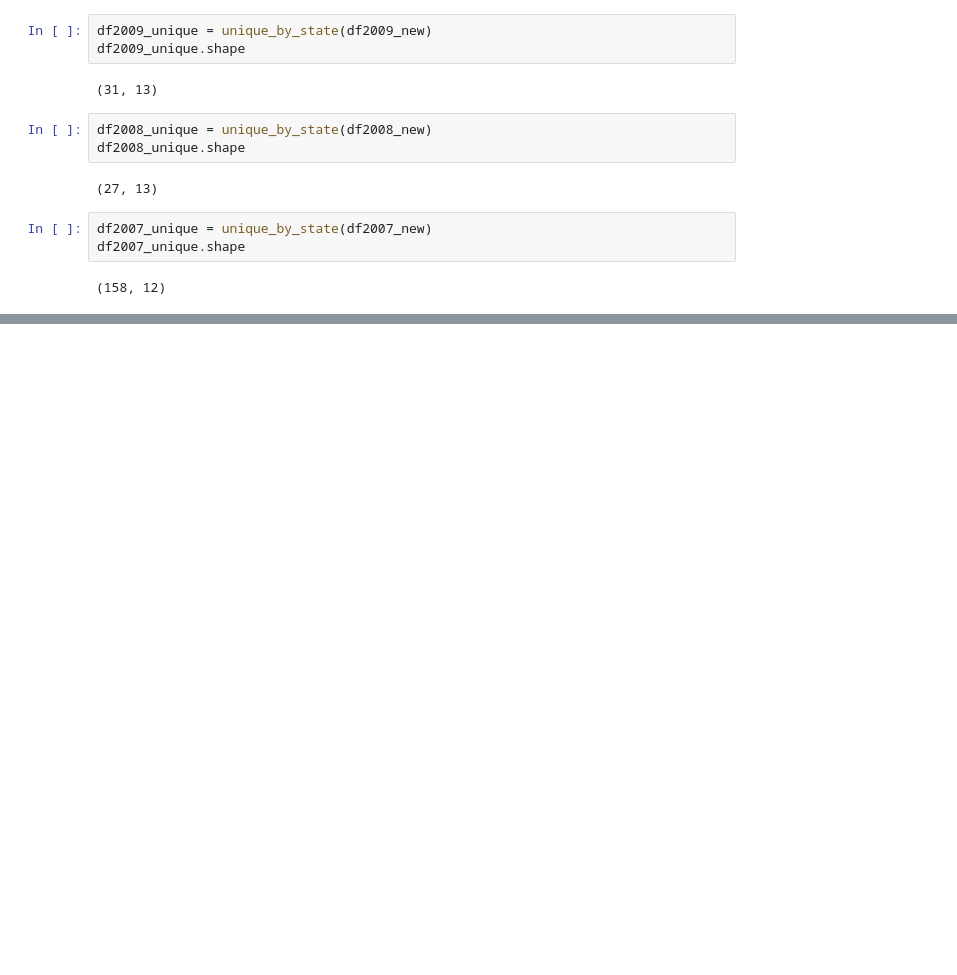
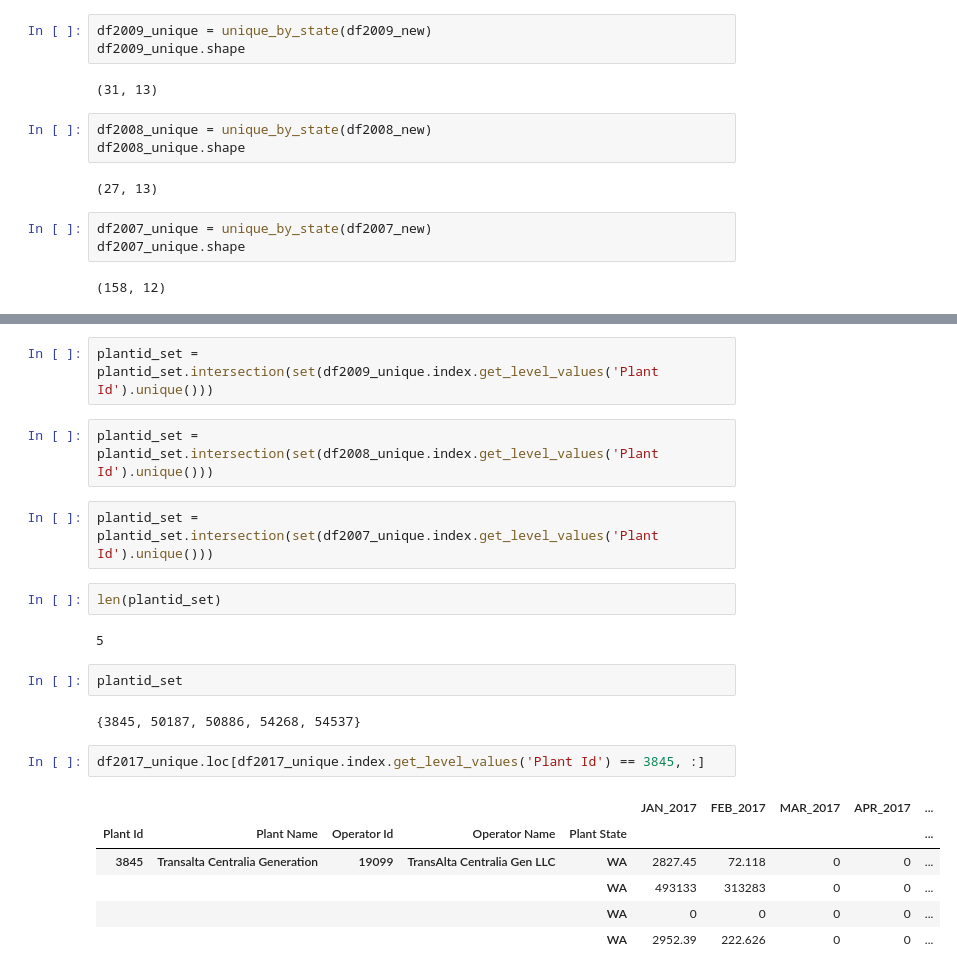
Before and after one commit to xingliuUT/battery_planner, a Jupyter notebook: import_data.ipynb, the cells around one changed output, grey strips where cells are left out. Cells and saved outputs as stored; diff of their text form; blank space fills up the shorter version.

```diff
--- a/import_data.ipynb
+++ b/import_data.ipynb
@@ -340,0 +359,23 @@ df2007_unique.shape
+# %%
+plantid_set = plantid_set.intersection(set(df2009_unique.index.get_level_values('Plant Id').unique()))
+# %%
+plantid_set = plantid_set.intersection(set(df2008_unique.index.get_level_values('Plant Id').unique()))
+# %%
+plantid_set = plantid_set.intersection(set(df2007_unique.index.get_level_values('Plant Id').unique()))
+# %%
+len(plantid_set)
+# %% [output]
+5
+# %%
+plantid_set
+# %% [output]
+{3845, 50187, 50886, 54268, 54537}
+# %%
+df2017_unique.loc[df2017_unique.index.get_level_values('Plant Id') == 3845, :]
+# %% [output]
+|  |  |  |  |  | JAN_2017 | FEB_2017 | MAR_2017 | APR_2017 | ... |
+| Plant Id | Plant Name | Operator Id | Operator Name | Plant State |  |  |  |  | ... |
+| 3845 | Transalta Centralia Generation | 19099 | TransAlta Centralia Gen LLC | WA | 2827.45 | 72.118 | 0 | 0 | ... |
+|  |  |  |  | WA | 493133 | 313283 | 0 | 0 | ... |
+|  |  |  |  | WA | 0 | 0 | 0 | 0 | ... |
+|  |  |  |  | WA | 2952.39 | 222.626 | 0 | 0 | ... |
```
Also changed, not shown: parts of 20 cells of this notebook.
